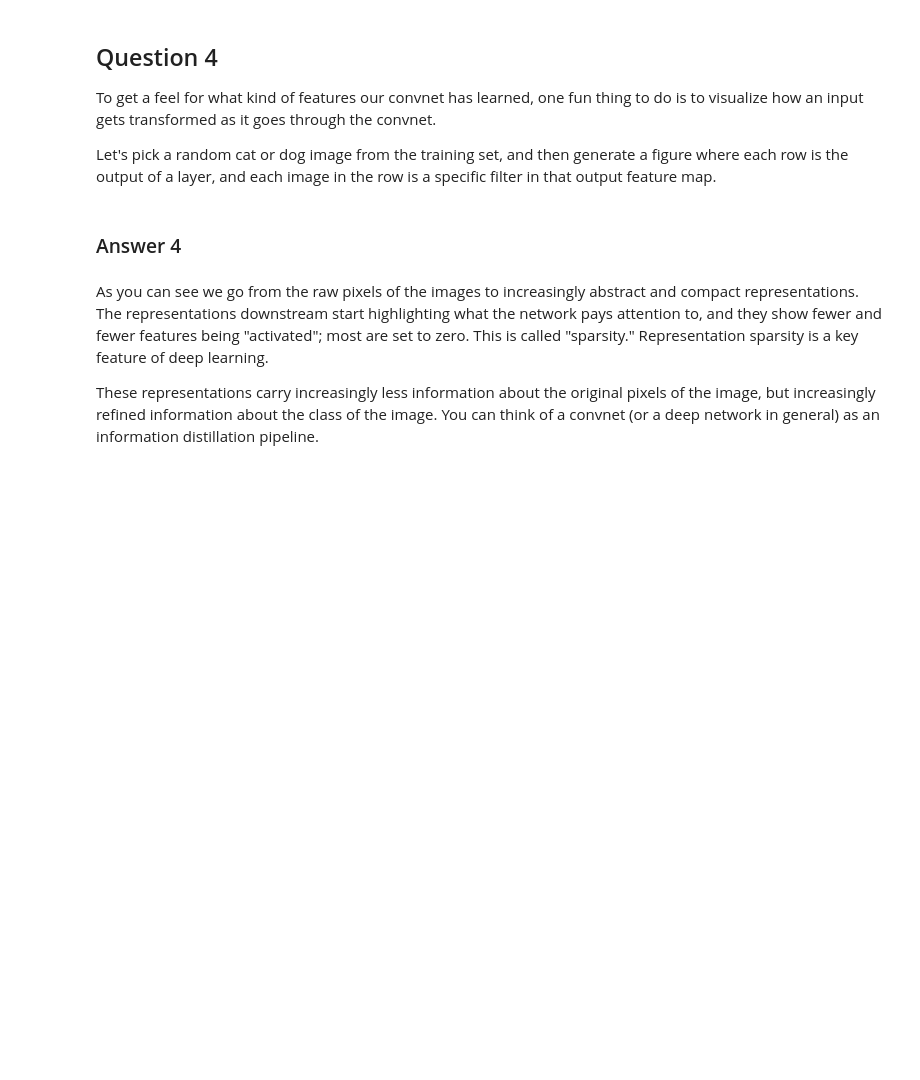
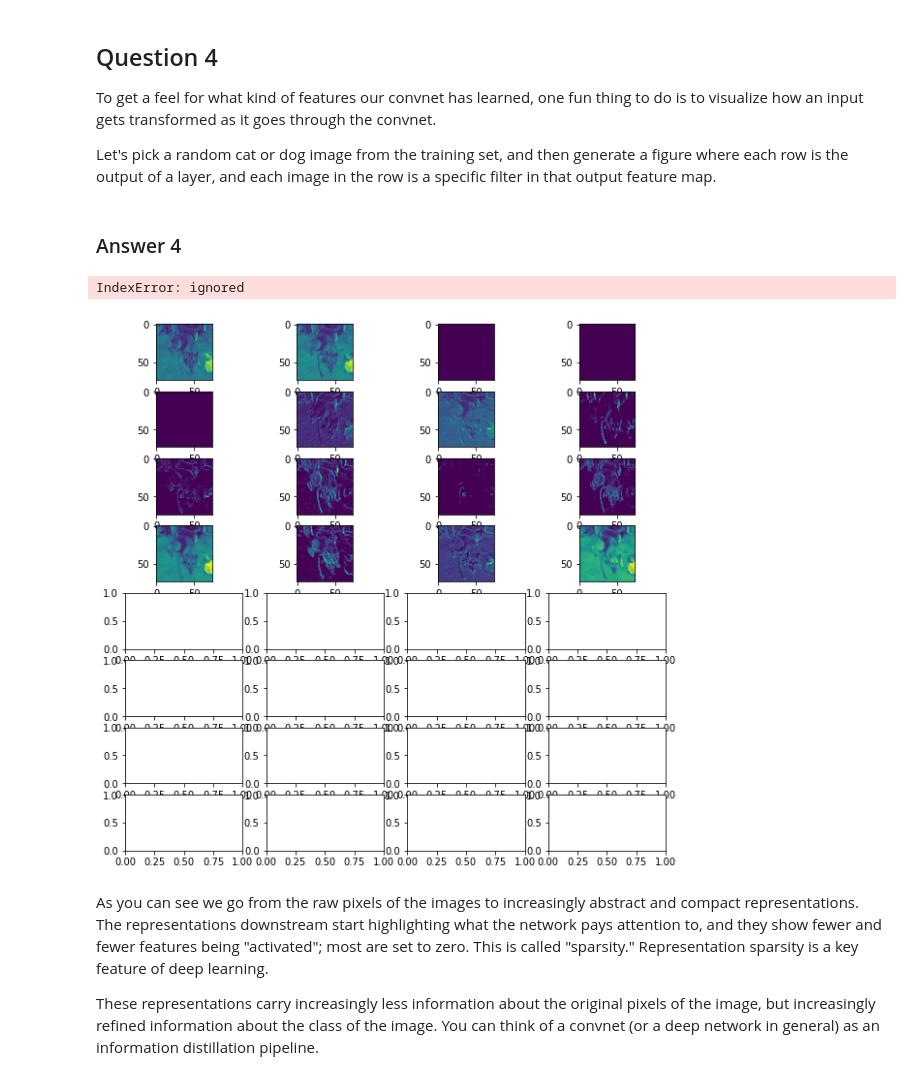
Before and after one commit to diaChoo/FutureMakers2022, a Jupyter notebook: Day_12_Image_Classification_NC.ipynb, the cells around one changed output. Cells and saved outputs as stored; diff of their text form; code cells hidden in the pictures; blank space fills up the shorter version.

```diff
--- a/Day_12_Image_Classification_NC.ipynb
+++ b/Day_12_Image_Classification_NC.ipynb
@@ -263,12 +263,19 @@ You need to define
 ### Answer 3
 # %%
 model = tf.keras.models.Sequential([
-                                    tf.keras.layers.Conv2D(32,(3,3),input_shape=(30,30,3),activation='relu'),
-                                    tf.keras.layers.MaxPooling2D(2,2),
-                                    tf.keras.layers.Flatten(),
-                                    tf.keras.layers.Dense(128,activation='relu',input_shape=(20,)),
-                                    tf.keras.layers.Dense(32,activation='relu'),
-                                    tf.keras.layers.Dense(2,activation='softmax'),
-                                    ])
-model.compile(optimizer='adam', loss='sparse_categorical_crossentropy', metrics=['accuracy'])
-model.fit(train_generator, epochs=10)
+tf.keras.layers.Conv2D(16, (3,3) , input_shape=(150,150,3)),
+tf.keras.layers.ReLU(),
+tf.keras.layers.MaxPooling2D(2, 2),
+tf.keras.layers.Conv2D(32, (3,3)),
+tf.keras.layers.ReLU(),
+tf.keras.layers.MaxPooling2D(2, 2),
+tf.keras.layers.Conv2D(64, (3,3)),
+tf.keras.layers.ReLU(),
+tf.keras.layers.MaxPooling2D(2, 2),
+tf.keras.layers.Flatten(),
+tf.keras.layers.Dense(128),
+tf.keras.layers.ReLU(),
+tf.keras.layers.Dense(1, activation='sigmoid')
+])
+
+model.compile(optimizer='adam' , loss='binary_crossentropy', metrics=['accuracy'])
@@ -340,3 +364,19 @@ Let's pick a random cat or dog image from the training set, and then generate a
+# %%
+model_x = tf.keras.models.Sequential([model.get_layer(name = None , index = 0),
+                                     model.get_layer(name = None , index = 1),
+                                     model.get_layer(name = None , index = 2)])
+
+feature_maps = model_x.predict(validation_generator)
+
+ix = 1
+fig, ax = plt.subplots(8, 4, figsize=(10, 10))
+for i in range(8):
+	for j in range(4):
+		ax[i, j].imshow(feature_maps[0, :, :, ix-1])
+		ix += 1
+# %% [output]
+IndexError: ignored
+[figure, added]
 # %% [markdown]
 As you can see we go from the raw pixels of the images to increasingly abstract and compact representations. The representations downstream start highlighting what the network pays attention to, and they show fewer and fewer features being "activated"; most are set to zero. This is called "sparsity." Representation sparsity is a key feature of deep learning.
 
```
Also changed, not shown: parts of 9 cells of this notebook.
